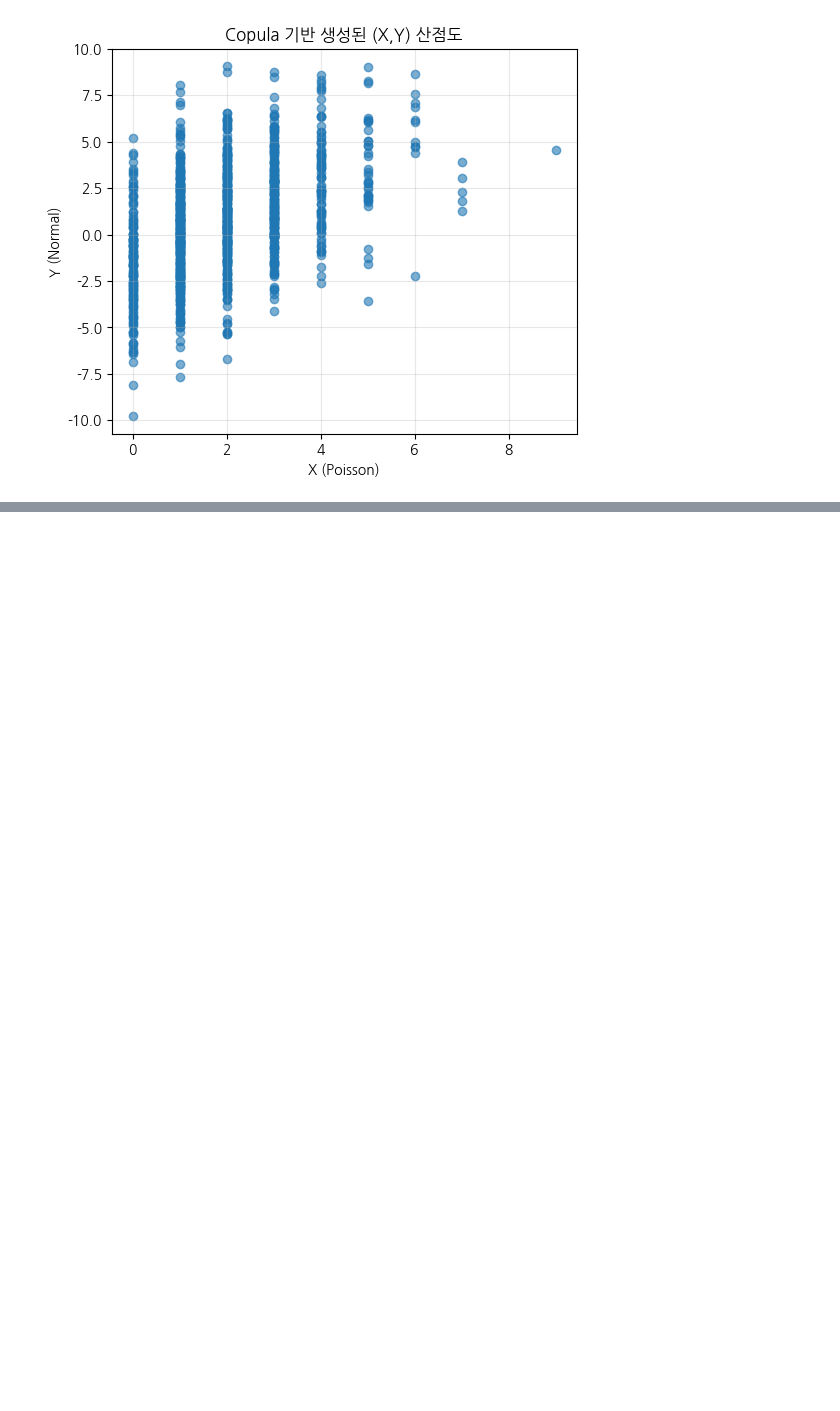
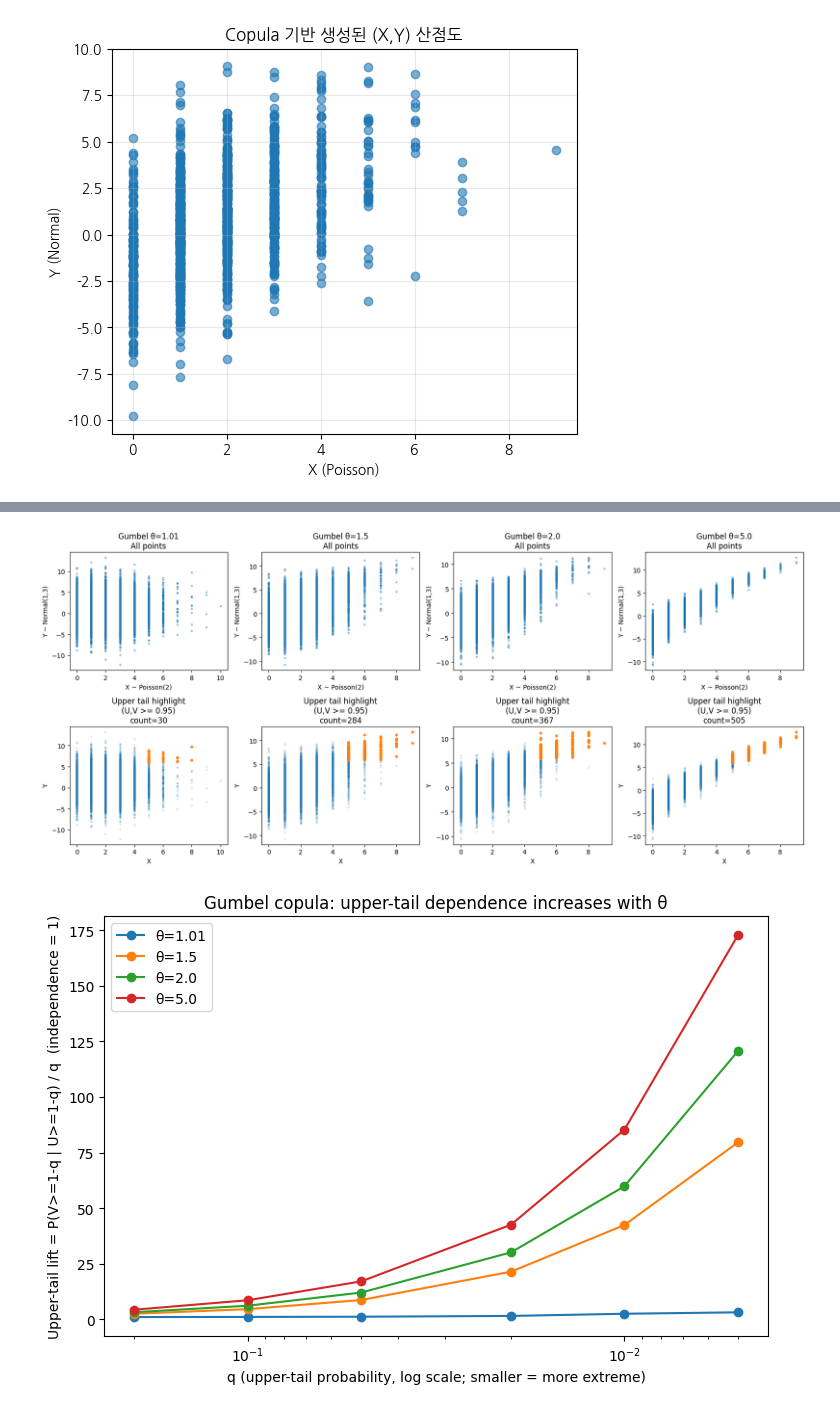
Before and after one commit to HST0077/HYOTC, a Jupyter notebook: copula.ipynb, the cells around one changed output, grey strips where cells are left out. Saved outputs shown, nothing was run; the diff lists cells and outputs as text; code cells hidden in the pictures; blank space fills up the shorter version.

```diff
--- a/copula.ipynb
+++ b/copula.ipynb
@@ -405,0 +542,74 @@ plt.show()
+# %%
+# theta값이 커질 수록 상방 꼬리 의존성이 강화되는 것 시각화 하기
+
+import numpy as np
+import matplotlib.pyplot as plt
+from scipy.stats import poisson, norm
+from statsmodels.distributions.copula.api import GumbelCopula
+
+def sample_xy_gumbel(theta, n=12000, seed=0):
+    rng = np.random.default_rng(seed)
+    cop = GumbelCopula(theta=theta)  # statsmodels requires theta > 1
+    uv = cop.rvs(n, random_state=rng)
+    U = np.clip(uv[:, 0], 1e-12, 1 - 1e-12)
+    V = np.clip(uv[:, 1], 1e-12, 1 - 1e-12)
+
+    # (예제 마진) X~Poisson(2), Y~Normal(1,3)
+    X = poisson(mu=2).ppf(U).astype(int)
+    Y = norm(loc=1, scale=3).ppf(V)
+    return U, V, X, Y
+
+thetas = [1.01, 1.5, 2.0, 5.0]  # theta↑ => upper-tail dependence↑
+q = 0.05                        # 상방 5% 꼬리 강조
+
+# -------------------------
+# 1) 산점도(전체) + 상방 꼬리 강조
+# -------------------------
+fig, axes = plt.subplots(2, len(thetas), figsize=(4.2*len(thetas), 7.5))
+
+for j, th in enumerate(thetas):
+    U, V, X, Y = sample_xy_gumbel(th, n=12000, seed=100+j)
+
+    axes[0, j].scatter(X, Y, s=6, alpha=0.35)
+    axes[0, j].set_title(f"Gumbel θ={th}\nAll points")
+    axes[0, j].set_xlabel("X ~ Poisson(2)")
+    axes[0, j].set_ylabel("Y ~ Normal(1,3)")
+
+    mask = (U >= 1 - q) & (V >= 1 - q)  # upper-tail simultaneous
+    axes[1, j].scatter(X, Y, s=6, alpha=0.12)
+    axes[1, j].scatter(X[mask], Y[mask], s=12, alpha=0.9)
+    axes[1, j].set_title(f"Upper tail highlight\n(U,V >= {1-q:.2f})\ncount={mask.sum()}")
+    axes[1, j].set_xlabel("X")
+    axes[1, j].set_ylabel("Y")
+
+plt.tight_layout()
+plt.show()
+
+# -------------------------
+# 2) Upper-tail lift 곡선 (θ별 비교)
+#    lift_U(q)=P(V>=1-q | U>=1-q)/q, 독립이면 1
+# -------------------------
+qs = np.array([0.20, 0.10, 0.05, 0.02, 0.01, 0.005])
+
+plt.figure(figsize=(7.5, 5.2))
+for j, th in enumerate(thetas):
+    U, V, _, _ = sample_xy_gumbel(th, n=250000, seed=500+j)  # lift는 큰 표본이 안정적
+    lifts = []
+    for qq in qs:
+        p_u  = np.mean(U >= 1 - qq)
+        p_uv = np.mean((U >= 1 - qq) & (V >= 1 - qq))
+        cond = p_uv / p_u
+        lifts.append(cond / qq)  # independence baseline = 1
+    plt.plot(qs, lifts, marker='o', label=f"θ={th}")
+
+plt.xscale("log")
+plt.gca().invert_xaxis()  # 왼쪽으로 갈수록 더 극단(q 작음)
+plt.xlabel("q (upper-tail probability, log scale; smaller = more extreme)")
+plt.ylabel("Upper-tail lift = P(V>=1-q | U>=1-q) / q  (independence = 1)")
+plt.title("Gumbel copula: upper-tail dependence increases with θ")
+plt.legend()
+plt.tight_layout()
+plt.show()
+# %% [output]
+[figure, added]
+[figure, added]
```
Also changed, not shown: parts of 8 cells of this notebook.
